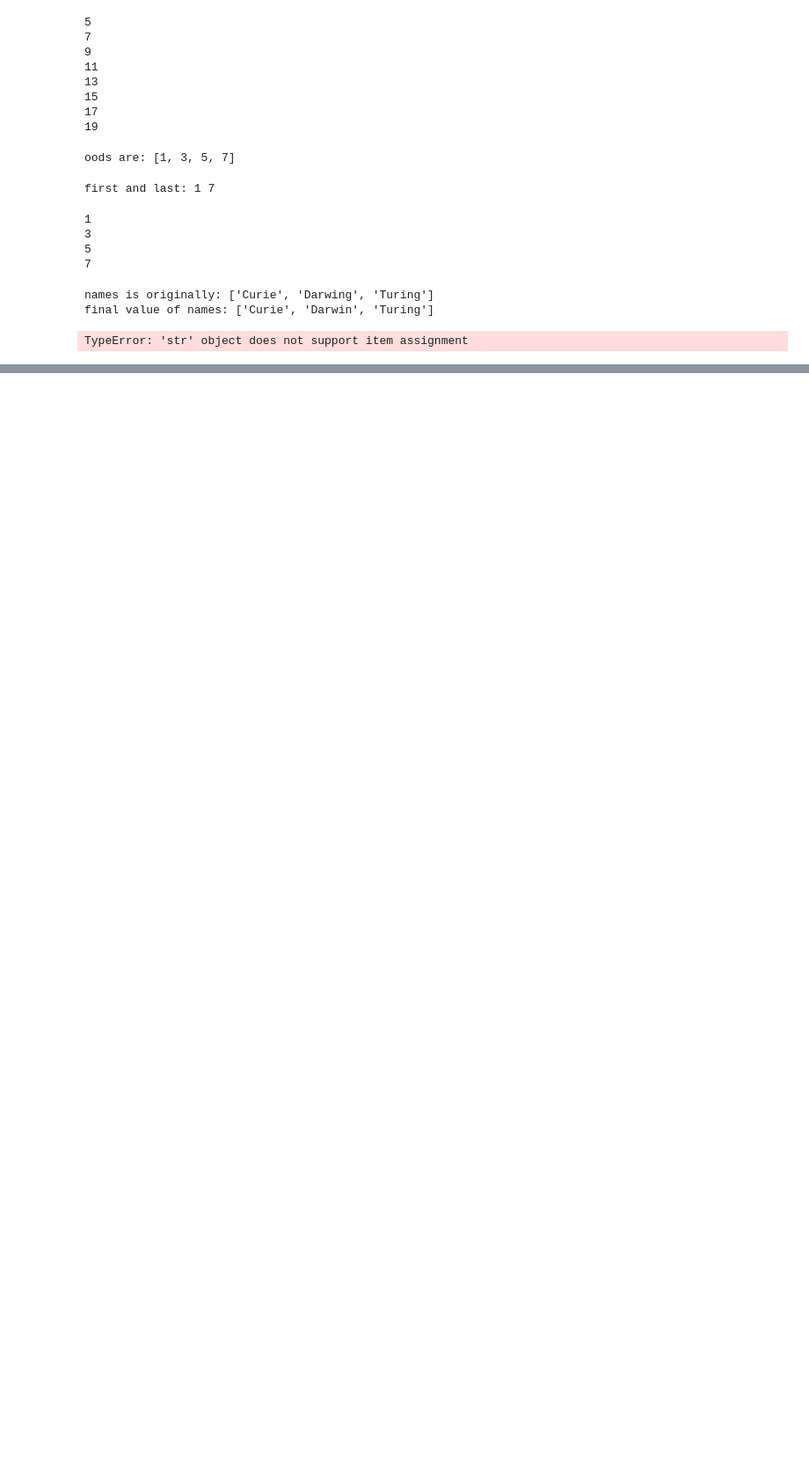
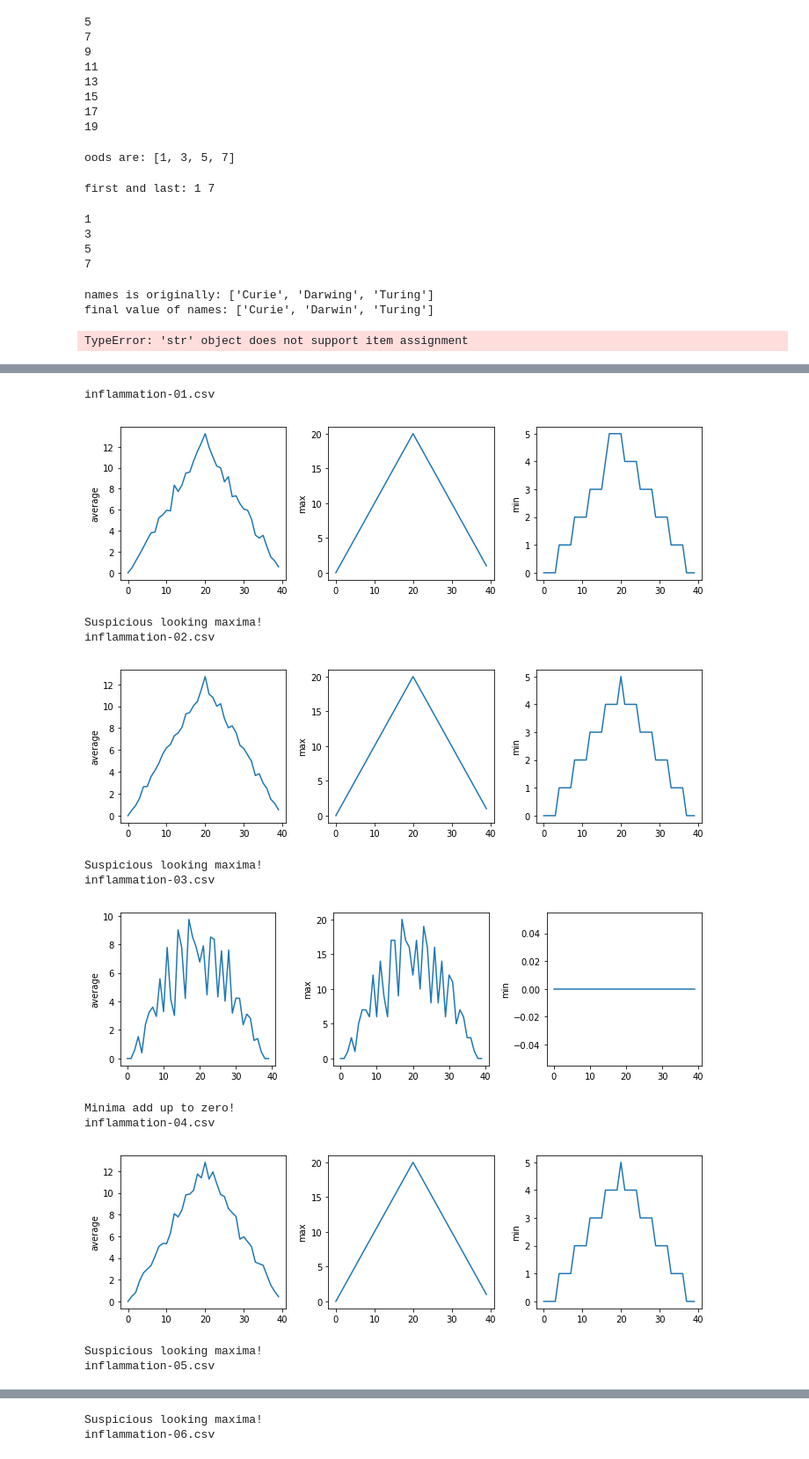
Before and after one commit to amilumas/swcpython, a Jupyter notebook: python-novice-inflammation/data/PythonPractice.ipynb, the cells around one changed output, grey strips where cells are left out. Shown: that part at 88% size. Saved outputs shown, nothing was run; the diff lists cells and outputs as text; code cells hidden in the pictures; blank space fills up the shorter version.

```diff
--- a/python-novice-inflammation/data/PythonPractice.ipynb
+++ b/python-novice-inflammation/data/PythonPractice.ipynb
@@ -368,0 +653,19 @@ TypeError: 'str' object does not support item assignment
+# %%
+for f in filenames:
+        print(f)
+        analyze(f)
+        detect_problems(f)
+# %% [output]
+inflammation-01.csv
+[figure, added]
+Suspicious looking maxima!
+inflammation-02.csv
+[figure, added]
+Suspicious looking maxima!
+inflammation-03.csv
+[figure, added]
+Minima add up to zero!
+inflammation-04.csv
+[figure, added]
+Suspicious looking maxima!
+inflammation-05.csv
@@ -368,0 +673,2 @@ TypeError: 'str' object does not support item assignment
+Suspicious looking maxima!
+inflammation-06.csv
```
Also changed, not shown: parts of 50 cells of this notebook.
